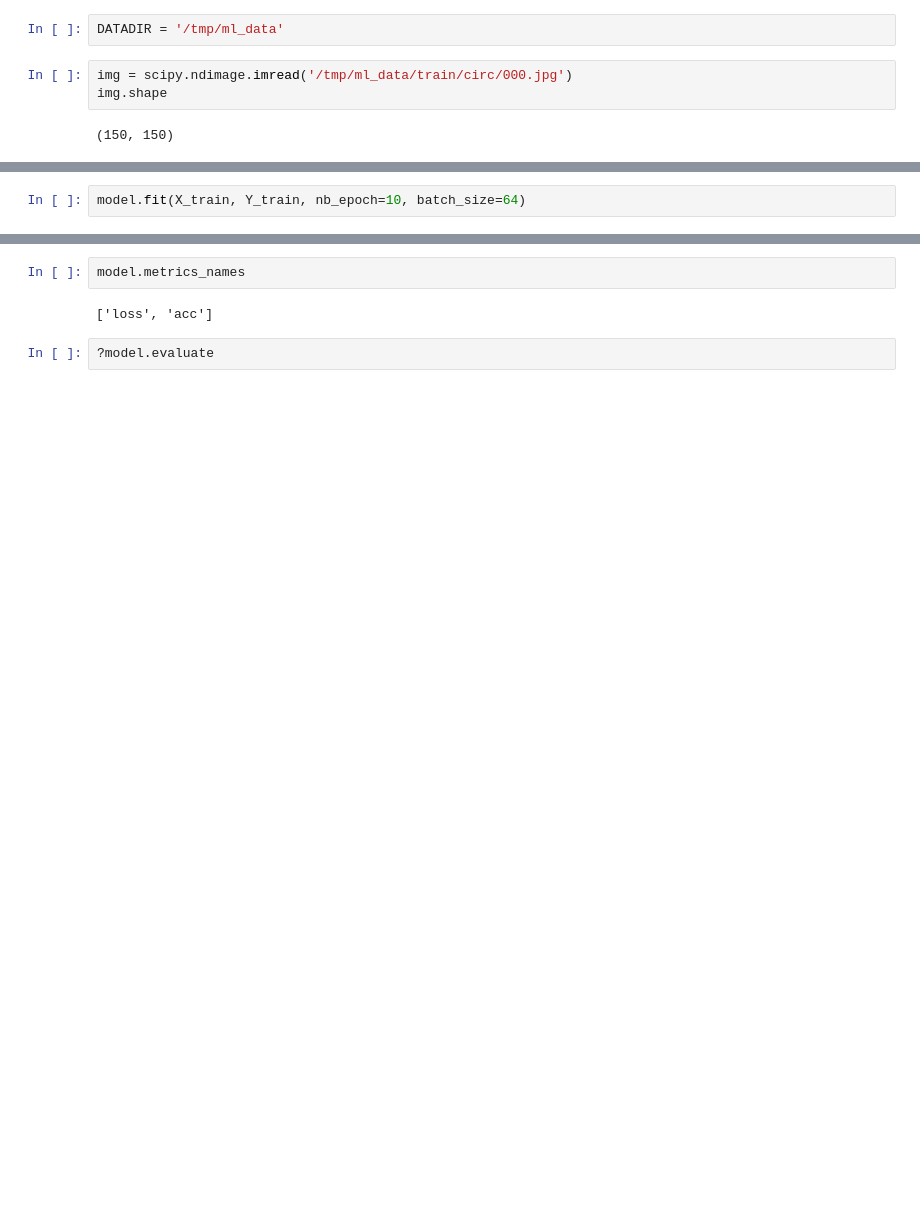
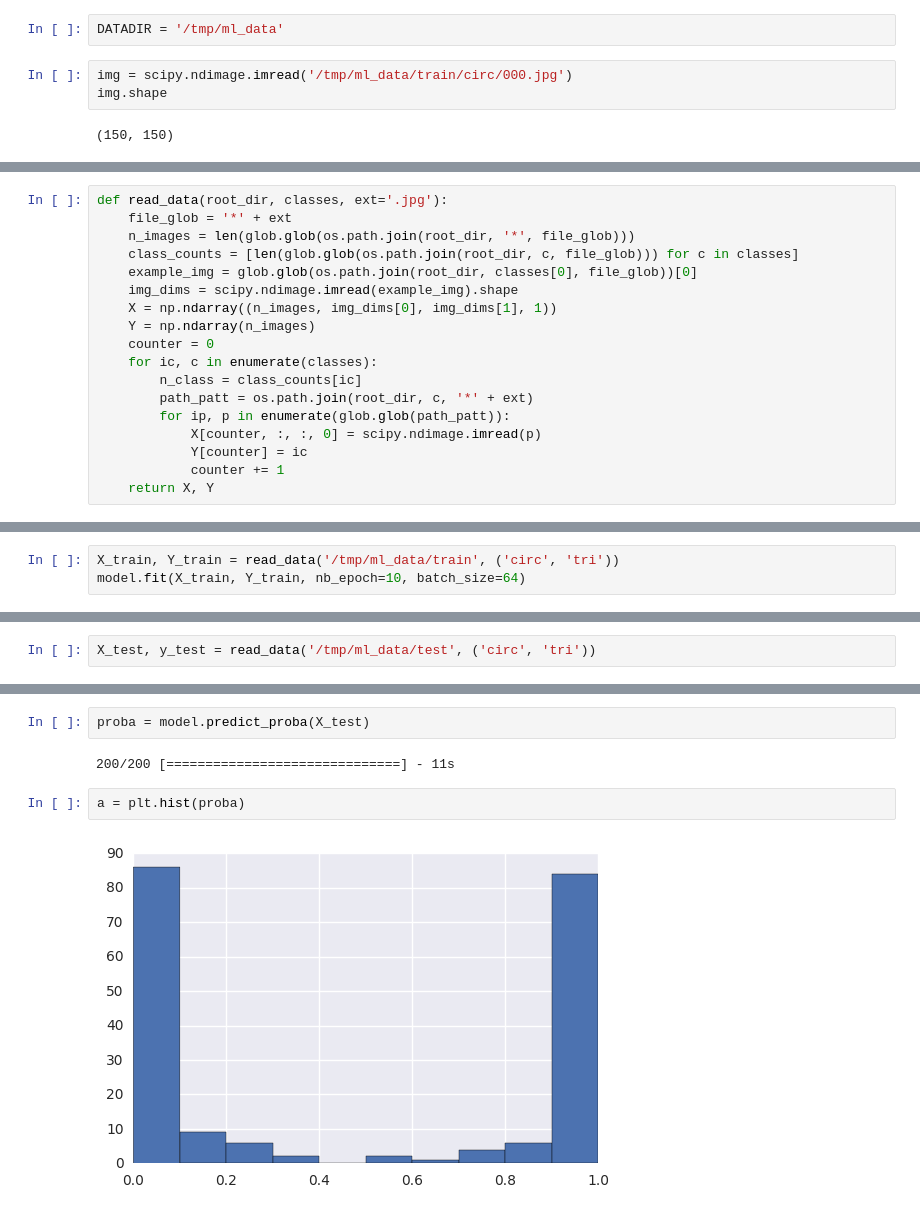
Before and after one commit to jstutters/mlshapes, a Jupyter notebook: train.ipynb, the cells around one changed output, grey strips where cells are left out. Drawn from its saved outputs; the diff is of its cells as text; blank space fills up the shorter version.

Commit message:
Improve model and data loading

```diff
--- a/train.ipynb
+++ b/train.ipynb
@@ -32,3 +18,21 @@ plt.plot(Y_train)
+# %%
+def read_data(root_dir, classes, ext='.jpg'):
+    file_glob = '*' + ext
+    n_images = len(glob.glob(os.path.join(root_dir, '*', file_glob)))
+    class_counts = [len(glob.glob(os.path.join(root_dir, c, file_glob))) for c in classes]
+    example_img = glob.glob(os.path.join(root_dir, classes[0], file_glob))[0]
+    img_dims = scipy.ndimage.imread(example_img).shape
+    X = np.ndarray((n_images, img_dims[0], img_dims[1], 1))
+    Y = np.ndarray(n_images)
+    counter = 0
+    for ic, c in enumerate(classes):
+        n_class = class_counts[ic]
+        path_patt = os.path.join(root_dir, c, '*' + ext)
+        for ip, p in enumerate(glob.glob(path_patt)):
+            X[counter, :, :, 0] = scipy.ndimage.imread(p)
+            Y[counter] = ic
+            counter += 1
+    return X, Y
 # %%
 model = Sequential()
 model.add(Convolution2D(32, 3, 3, input_shape=(150, 150, 1)))
@@ -56,4 +60,5 @@ model.compile(loss='binary_crossentropy',
 # %%
+X_train, Y_train = read_data('/tmp/ml_data/train', ('circ', 'tri'))
 model.fit(X_train, Y_train, nb_epoch=10, batch_size=64)
 # %% [output]
 Epoch 1/10
@@ -70,3 +85,5 @@ y_test[300:] = np.ones(300)
+# %%
+X_test, y_test = read_data('/tmp/ml_data/test', ('circ', 'tri'))
 # %%
 score = model.evaluate(X_test, y_test, batch_size=16)
 score
@@ -75,6 +93,8 @@ score
-# %%
-model.metrics_names
-# %% [output]
-['loss', 'acc']
-# %%
-?model.evaluate
+# %%
+proba = model.predict_proba(X_test)
+# %% [output]
+200/200 [==============================] - 11s
+# %%
+a = plt.hist(proba)
+# %% [output]
+[figure, added]
```
Also changed, not shown: parts of 11 cells of this notebook.
